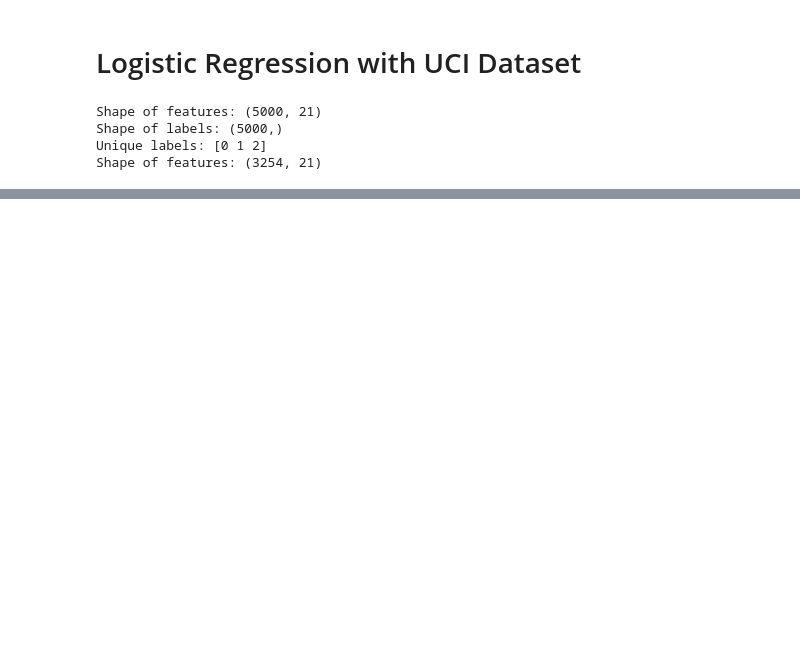
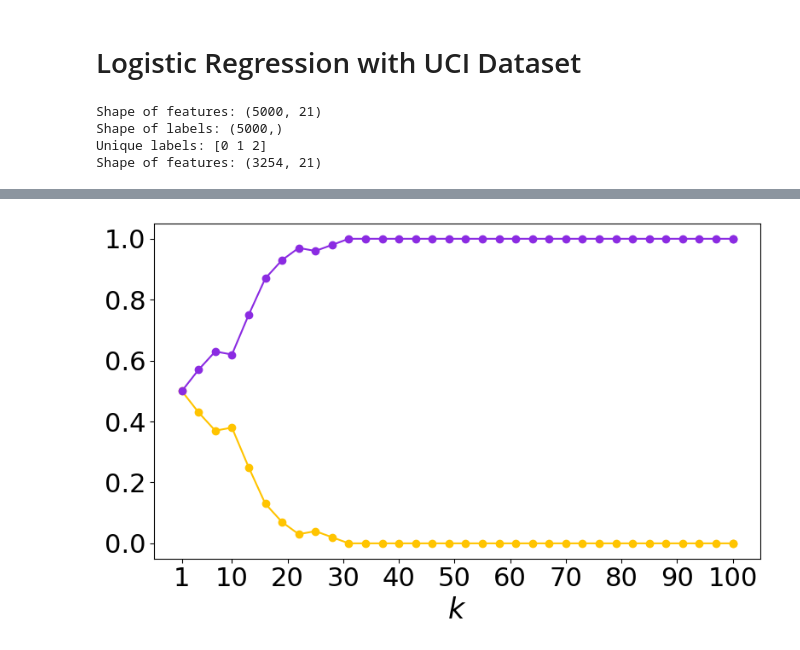
Before and after one commit to sleepymalc/MISS, a Jupyter notebook: logistic_regression/real_world.ipynb, the cells around one changed output, grey strips where cells are left out. Cells and saved outputs as stored; diff of their text form; code cells hidden in the pictures; blank space fills up the shorter version.

```diff
--- a/logistic_regression/real_world.ipynb
+++ b/logistic_regression/real_world.ipynb
@@ -125 +126,27 @@ plt.show()
+# %%
+winning_result = np.array(Parallel(n_jobs=50)(delayed(winning_rate)(scores_ks_method_combo[k_idx]) for k_idx in range(num_ks)))
+
+plt.figure(figsize=(8, 5))
+
+# plt.title(f'Logistic Regression with Waveform', fontsize=26)
+
+plt.xlabel('$k$', fontsize=24)
+# plt.ylabel('Winning Rate', fontsize=24)
+
+# Plot each method's Borda Count against k
+for method_idx, method_name in enumerate(methods):
+    plt.plot(ks, winning_result[:, method_idx], marker='o', label=method_name, color=colors[method_idx])
+
+plt.yticks(fontsize=22)
+plt.xticks(np.insert(np.arange(10, max(ks)+1, 10), 0, 1), fontsize=22)
+
+# plt.legend(methods, fontsize=22)
+
+plt.tight_layout()
+
+plt.savefig('../Figures/Logistic_Regression_uci_winning.svg', format='svg', dpi=300)
+
+plt.show()
+# %% [output]
+[figure, added]
 # %%
```
Also changed, not shown: parts of 5 cells of this notebook, 11 other files.
